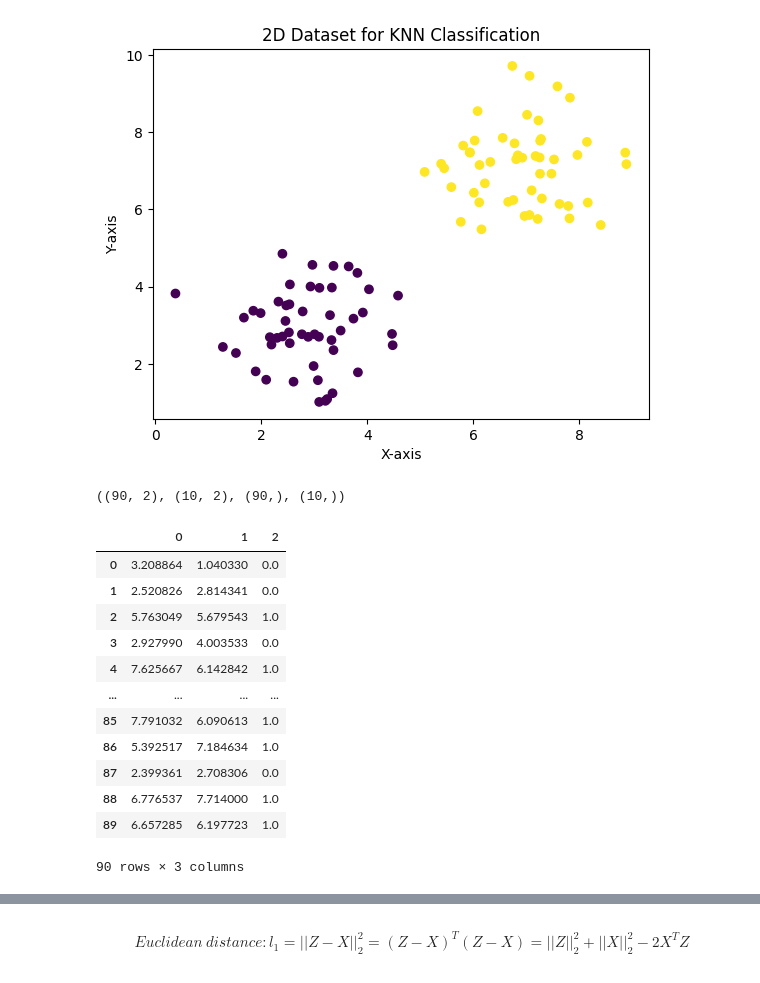
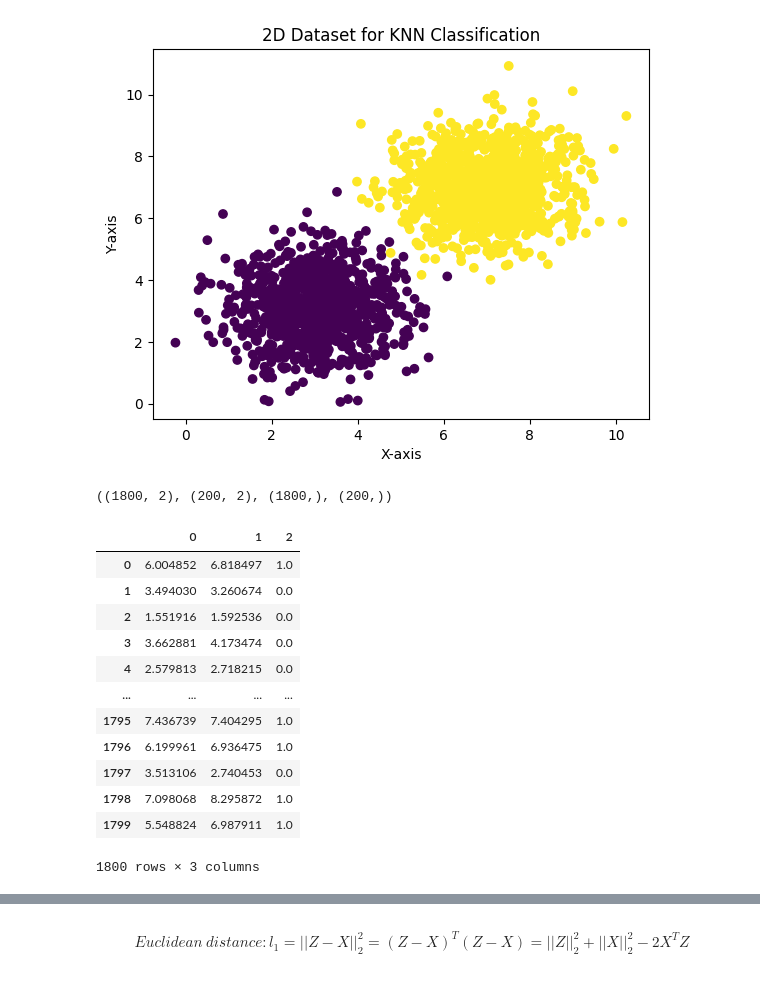
Before and after one commit to ChauBacHozz/ML_algorithms_from_scratch, a Jupyter notebook: KNN/Knn.ipynb, the cells around one changed output, grey strips where cells are left out. Drawn from its saved outputs; the diff is of its cells as text; code cells hidden in the pictures.

```diff
--- a/KNN/Knn.ipynb
+++ b/KNN/Knn.ipynb
@@ -7,32 +7,29 @@ from sklearn.metrics import accuracy_score
 from sklearn.metrics.pairwise import pairwise_distances
 from time import time
 # %%
-import numpy as np
-import matplotlib.pyplot as plt
-
 # Set a random seed for reproducibility
 np.random.seed(42)
 
 # Class 1
-class1_points = np.random.normal(loc=[3, 3], scale=[1, 1], size=(50, 2))
+class1_points = np.random.normal(loc=[3, 3], scale=[1, 1], size=(1000, 2))
 
 # Class 2
-class2_points = np.random.normal(loc=[7, 7], scale=[1, 1], size=(50, 2))
+class2_points = np.random.normal(loc=[7, 7], scale=[1, 1], size=(1000, 2))
 
 # Combine the points from both classes
 all_points = np.concatenate([class1_points, class2_points])
 
 # Create labels for the classes (0 for class 1, 1 for class 2)
-labels = np.array([0] * 50 + [1] * 50)
+labels = np.array([0] * 1000 + [1] * 1000)
 
 # Scatter plot to visualize the dataset
 plt.scatter(all_points[:, 0], all_points[:, 1], c=labels, cmap='viridis')
 plt.title('2D Dataset for KNN Classification')
 plt.xlabel('X-axis')
 plt.ylabel('Y-axis')
 plt.show()
 # %% [output]
-[figure, old version]
+[figure, new version]
 # %%
 data = np.concatenate((all_points,np.atleast_2d(labels).reshape(-1,1)), axis=1)
 data = pd.DataFrame(data, columns=["X1", "X2", "label"])
@@ -40,23 +37,23 @@ data = pd.DataFrame(data, columns=["X1", "X2", "label"])
 X_train, X_test, y_train, y_test = train_test_split(all_points, labels, test_size=0.1, random_state=42)
 X_train.shape, X_test.shape, y_train.shape, y_test.shape
 # %% [output]
-((90, 2), (10, 2), (90,), (10,))
+((1800, 2), (200, 2), (1800,), (200,))
 # %%
 pd.DataFrame(np.concatenate((X_train, np.atleast_2d(y_train).reshape(-1,1)), axis=1))
 # %% [output]
 |  | 0 | 1 | 2 |
-| 0 | 3.208864 | 1.040330 | 0.0 |
-| 1 | 2.520826 | 2.814341 | 0.0 |
-| 2 | 5.763049 | 5.679543 | 1.0 |
-| 3 | 2.927990 | 4.003533 | 0.0 |
-| 4 | 7.625667 | 6.142842 | 1.0 |
+| 0 | 6.004852 | 6.818497 | 1.0 |
+| 1 | 3.494030 | 3.260674 | 0.0 |
+| 2 | 1.551916 | 1.592536 | 0.0 |
+| 3 | 3.662881 | 4.173474 | 0.0 |
+| 4 | 2.579813 | 2.718215 | 0.0 |
 | ... | ... | ... | ... |
-| 85 | 7.791032 | 6.090613 | 1.0 |
-| 86 | 5.392517 | 7.184634 | 1.0 |
-| 87 | 2.399361 | 2.708306 | 0.0 |
-| 88 | 6.776537 | 7.714000 | 1.0 |
-| 89 | 6.657285 | 6.197723 | 1.0 |
+| 1795 | 7.436739 | 7.404295 | 1.0 |
+| 1796 | 6.199961 | 6.936475 | 1.0 |
+| 1797 | 3.513106 | 2.740453 | 0.0 |
+| 1798 | 7.098068 | 8.295872 | 1.0 |
+| 1799 | 5.548824 | 6.987911 | 1.0 |
-90 rows × 3 columns
+1800 rows × 3 columns
 # %%
 plt.scatter(X_train[:, 0], X_train[:, 1], cmap='viridis', c = 'r', label='train')
 plt.scatter(X_test[:, 0], X_test[:, 1], cmap='viridis', c = 'b', label='test')
```
Also changed, not shown: parts of 3 cells of this notebook, 1 other file.
